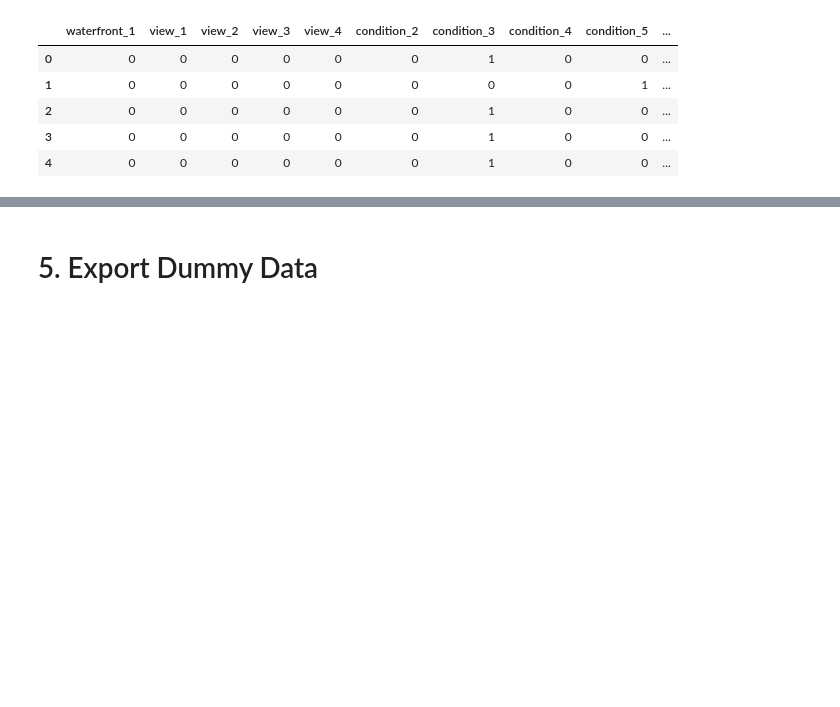
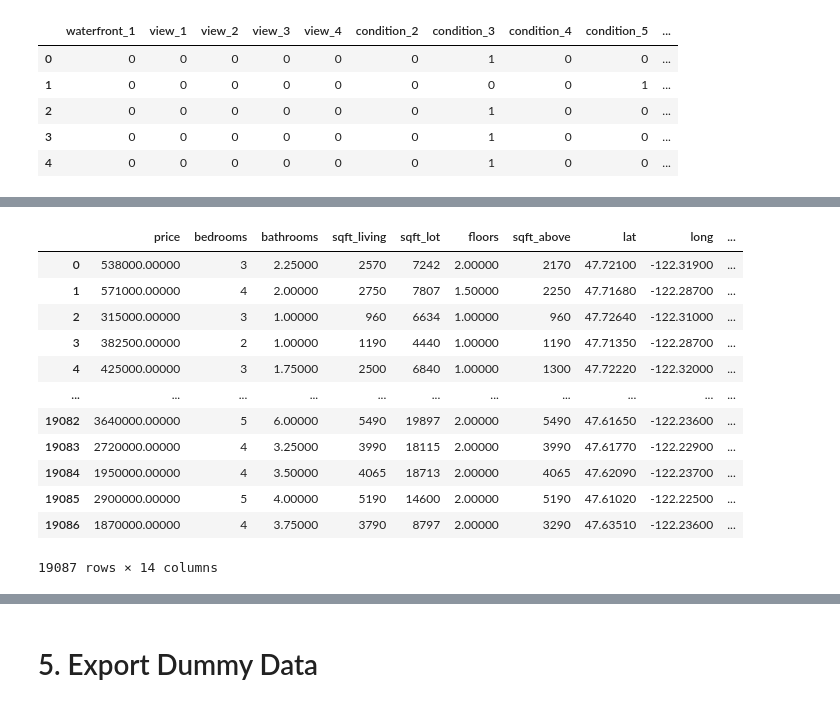
Before and after one commit to ttam37/dsc-mod-2-project-v2-1-onl01-dtsc-ft-052620, a Jupyter notebook: Exploration + Feature Engineering.ipynb, the cells around one changed output, grey strips where cells are left out. Drawn from its saved outputs; the diff is of its cells as text; code cells hidden in the pictures; blank space fills up the shorter version.

```diff
--- a/Exploration + Feature Engineering.ipynb
+++ b/Exploration + Feature Engineering.ipynb
@@ -387,0 +344,16 @@ dummy_data.head()
+# %%
+data
+# %% [output]
+|  | price | bedrooms | bathrooms | sqft_living | sqft_lot | floors | sqft_above | lat | long | ... |
+| 0 | 538000.00000 | 3 | 2.25000 | 2570 | 7242 | 2.00000 | 2170 | 47.72100 | -122.31900 | ... |
+| 1 | 571000.00000 | 4 | 2.00000 | 2750 | 7807 | 1.50000 | 2250 | 47.71680 | -122.28700 | ... |
+| 2 | 315000.00000 | 3 | 1.00000 | 960 | 6634 | 1.00000 | 960 | 47.72640 | -122.31000 | ... |
+| 3 | 382500.00000 | 2 | 1.00000 | 1190 | 4440 | 1.00000 | 1190 | 47.71350 | -122.28700 | ... |
+| 4 | 425000.00000 | 3 | 1.75000 | 2500 | 6840 | 1.00000 | 1300 | 47.72220 | -122.32000 | ... |
+| ... | ... | ... | ... | ... | ... | ... | ... | ... | ... | ... |
+| 19082 | 3640000.00000 | 5 | 6.00000 | 5490 | 19897 | 2.00000 | 5490 | 47.61650 | -122.23600 | ... |
+| 19083 | 2720000.00000 | 4 | 3.25000 | 3990 | 18115 | 2.00000 | 3990 | 47.61770 | -122.22900 | ... |
+| 19084 | 1950000.00000 | 4 | 3.50000 | 4065 | 18713 | 2.00000 | 4065 | 47.62090 | -122.23700 | ... |
+| 19085 | 2900000.00000 | 5 | 4.00000 | 5190 | 14600 | 2.00000 | 5190 | 47.61020 | -122.22500 | ... |
+| 19086 | 1870000.00000 | 4 | 3.75000 | 3790 | 8797 | 2.00000 | 3290 | 47.63510 | -122.23600 | ... |
+19087 rows × 14 columns
```
Also changed, not shown: parts of 8 cells of this notebook, 7 other files.
